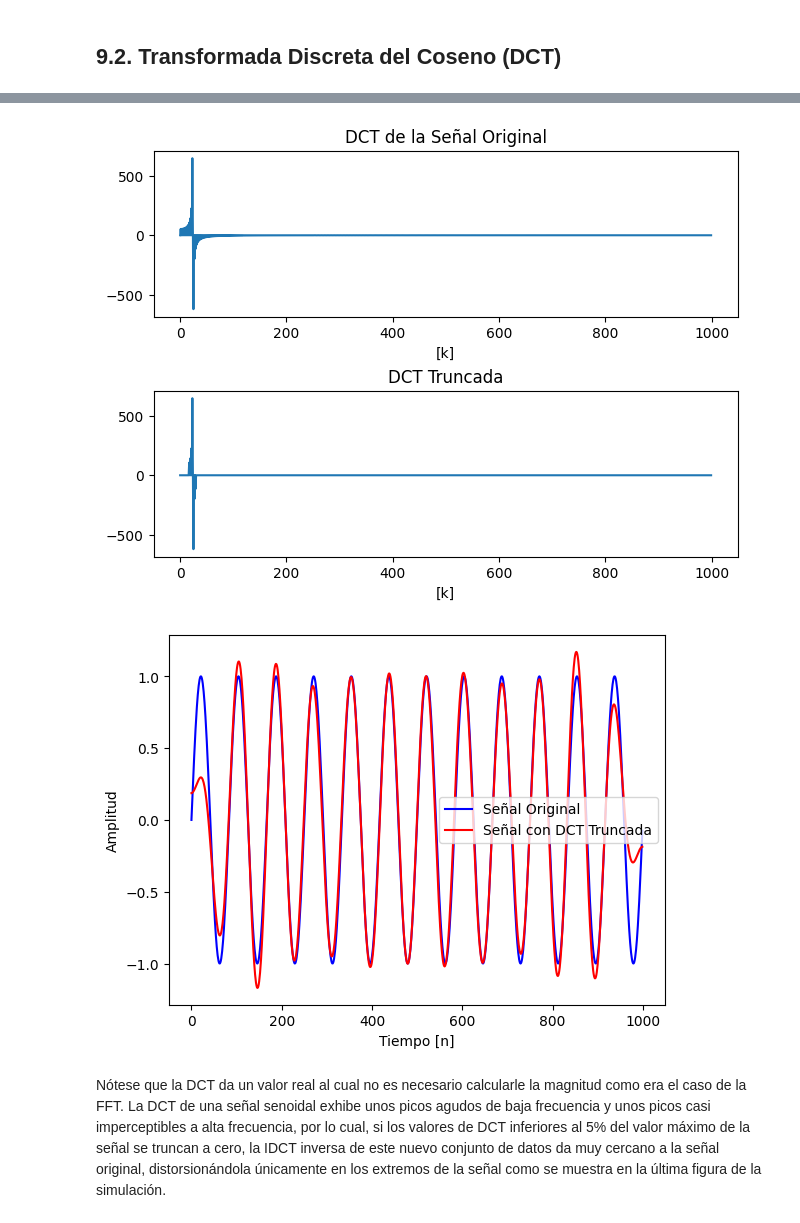
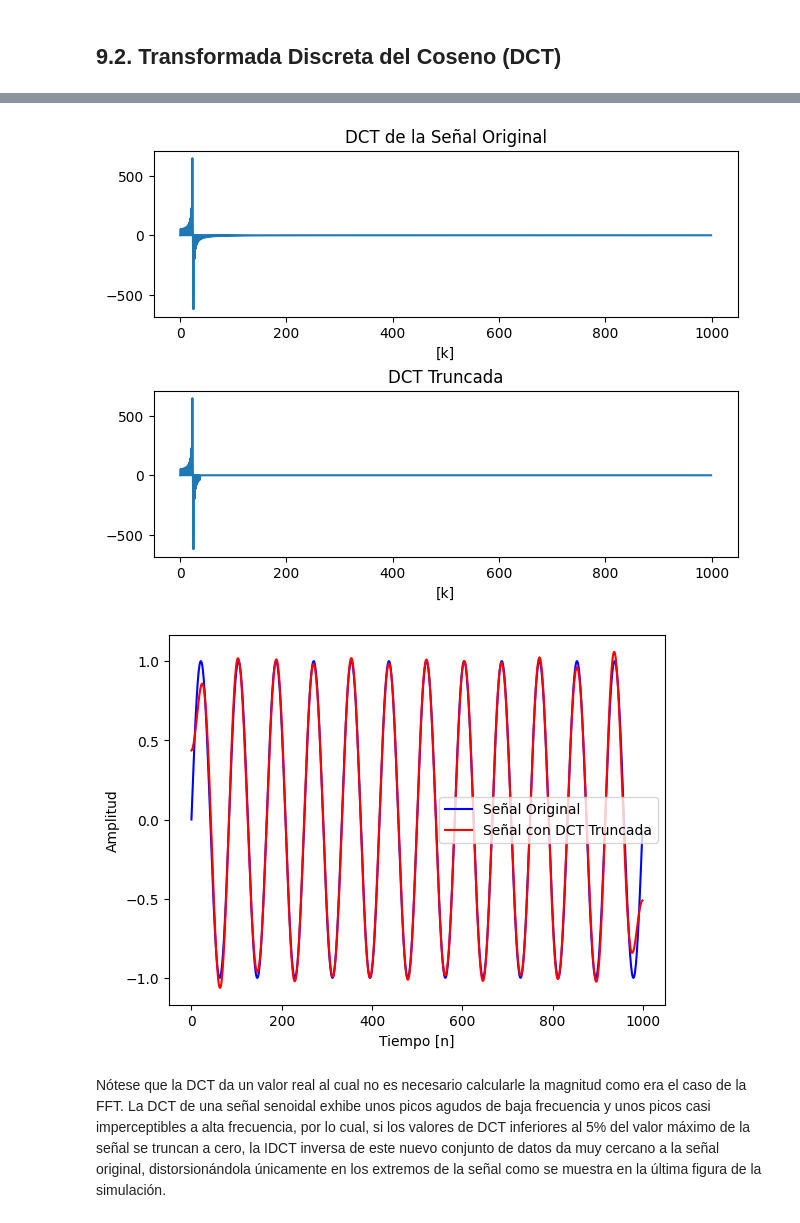
Before and after one commit to jimarinh/PyDSPBook_es, a Jupyter notebook: Seccion_4_Transformadas/cap9_dct_stft_wavelet.ipynb, the cells around one changed output, grey strips where cells are left out. Drawn from its saved outputs; the diff is of its cells as text; code cells hidden in the pictures.

```diff
--- a/Seccion_4_Transformadas/cap9_dct_stft_wavelet.ipynb
+++ b/Seccion_4_Transformadas/cap9_dct_stft_wavelet.ipynb
@@ -166,36 +166,36 @@ from scipy.fft import dct, idct
 #Crea una señal senoidal
 n = np.arange(0,1000)
 x = np.sin(2*np.pi*0.012*n)
 
 #DCT Tipo 2 de la señal senoidal
 x_dct = dct(x)
 
 #Eliminación de las componentes de más baja energía en la DCT
 max = np.max(np.abs(x_dct))
-threshold = max * 0.15  # 5% de la máxima amplitud
+threshold = max * 0.05  # 5% de la máxima amplitud
 x_dct_trunc = np.where(np.abs(x_dct)<threshold, 0, x_dct)
 x_trunc = idct(x_dct_trunc)
 
 #Grafica DCTs y compara las señales en el tiempo
 fig, axs = plt.subplots(2,1,layout='constrained')
 axs[0].plot(x_dct)
 axs[0].set_xlabel('[k]')
 axs[0].set_title('DCT de la Señal Original')
 axs[1].plot(x_dct_trunc)
 axs[1].set_xlabel('[k]')
 axs[1].set_title('DCT Truncada')
 plt.show()
 
 fig, axs = plt.subplots()
 axs.plot(x,'b-',label='Señal Original')
 axs.plot(x_trunc,'r-',label='Señal con DCT Truncada')
 axs.set_xlabel('Tiempo [n]')
 axs.set_ylabel('Amplitud')
 axs.legend()
 plt.show()
 # %% [output]
-[figure, old version]
+[figure, new version]
-[figure, old version]
+[figure, new version]
 # %% [markdown]
 Nótese que la DCT da un valor real al cual no es necesario calcularle la magnitud como era el caso de la FFT. La DCT de una señal senoidal exhibe unos picos agudos de baja frecuencia y unos picos casi imperceptibles a alta frecuencia, por lo cual, si los valores de DCT inferiores al 5% del valor máximo de la señal se truncan a cero, la IDCT inversa de este nuevo conjunto de datos da muy cercano a la señal original, distorsionándola únicamente en los extremos de la señal como se muestra en la última figura de la simulación.
 # %% [markdown]
```
Also changed, not shown: parts of 16 cells of this notebook, 24 other files.
